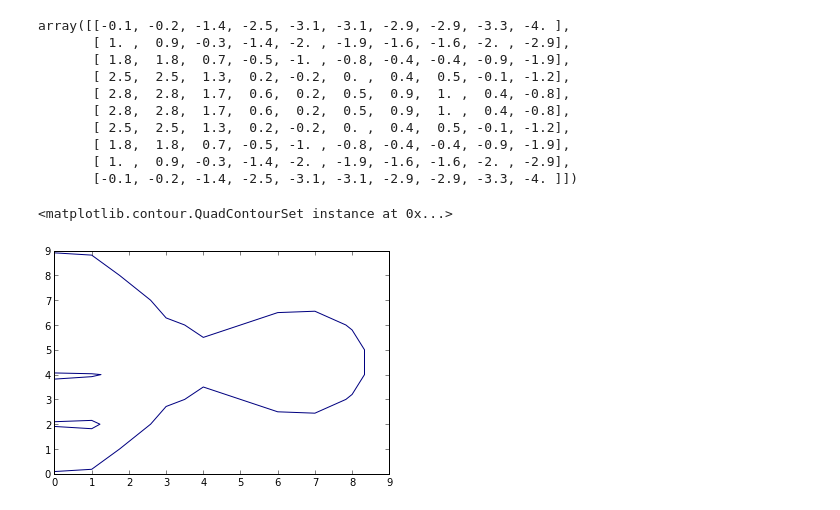
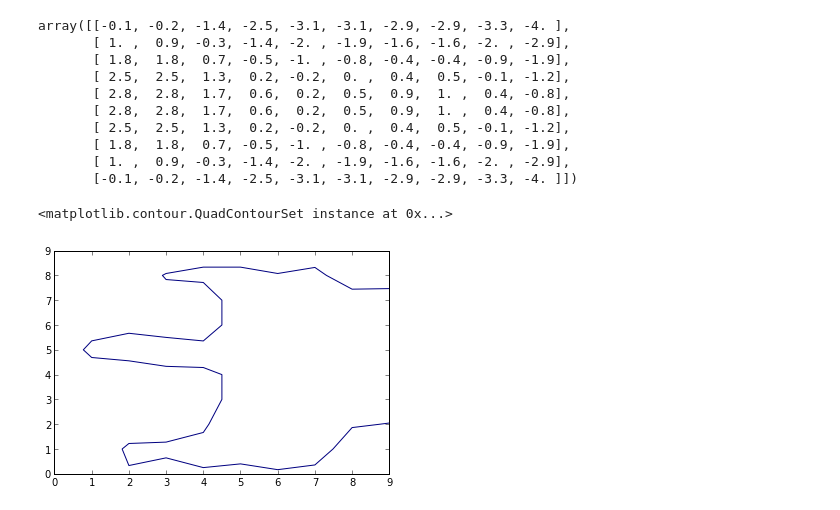
Before and after one commit to mrcinv/info_plakati, a Jupyter notebook: Nivojnice.ipynb, the cells around one changed output. Drawn from its saved outputs; the diff is of its cells as text; code cells hidden in the pictures.

```diff
--- a/Nivojnice.ipynb
+++ b/Nivojnice.ipynb
@@ -60,16 +60,16 @@ array([[-0.1, -0.2, -1.4, -2.5, -3.1, -3.1, -2.9, -2.9, -3.3, -4. ],
        [-0.1, -0.2, -1.4, -2.5, -3.1, -3.1, -2.9, -2.9, -3.3, -4. ]])
 # %%
 Z=array([[-0.1, -0.2, -1.4, -2.5, -3.1, -3.1, -2.9, -2.9, -3.3, -4. ],
-       [ 1. ,  0.9, -0.3, -1.4, -2. , -1.9, -1.6, -1.6, -2. , -2.9],
-       [ -0.1,  -0.2,  0.7, -0.5, -1. , -0.8, -0.4, -0.4, -0.9, -1.9],
-       [ 0.9,  1.1,  1.3,  0.2, -0.2,  0. ,  0.4,  0.5, -0.1, -1.2],
-       [ -0.2,  -0.1,  0.3,  0.6,  0.2,  0.5,  0.9,  1. ,  0.4, -0.8],
-       [ 2.8,  2.8,  1.7,  0.6,  0.2,  0.5,  0.9,  1. ,  0.4, -0.8],
-       [ 2.5,  2.5,  1.3,  0.2, -0.2,  0. ,  0.4,  0.5, -0.1, -1.2],
-       [ 1.8,  1.8,  0.7, -0.5, -1. , -0.8, -0.4, -0.4, -0.9, -1.9],
-       [ 1. ,  0.9, -0.3, -1.4, -2. , -1.9, -1.6, -1.6, -2. , -2.9],
-       [-0.1, -0.2, -1.4, -2.5, -3.1, -3.1, -2.9, -2.9, -3.3, -4. ]])
-contour(Z,levels=[0])
+       [ -1.1 ,  -0.9, -0.3, -1.4, -2. , 0.9, -1.6, -1.6, -2. , -2.9],
+       [ -0.1,  0.2,  -0.7, -0.5, -1. , 0.8, -0.4, -0.4, -0.9, -1.9],
+       [ -0.9,  0.5,  -1.3,  -0.2, -0.2,  0.4 ,  -0.4,  -0.5, 0.1, -1.2],
+       [ -0.2,  0.6,  -0.3,  -0.6,  -0.2,  0.5,  -0.9,  1. ,  0.4, -0.8],
+       [ -0.8,  1.2,  1.7,  0.6,  0.2,  0.5,  0.9,  1. ,  0.4, -0.8],
+       [ -0.5,  2.5,  1.3,  0.2, 0.2,  0. ,  0.4,  0.5, 0.1, -1.2],
+       [ -1.0,  1.8,  0.7, 0.5, 1. , 0.8, 0.4, 0.4, 0.9, -1.9],
+       [ -1.1 ,  -1.9, 0.3, 1.4, 2. , 1.9, 1.6, 1.6, -2. , -2.9],
+       [-0.9, -0.2, -0.1, 2, 3.1, 3.1, 2.9, 2.9, -3.3, -4. ]])
+contour(Z.T,levels=[0])
 # %% [output]
 <matplotlib.contour.QuadContourSet instance at 0x...>
-[figure, old version]
+[figure, new version]
```
Also changed, not shown: parts of 1 cell of this notebook.
